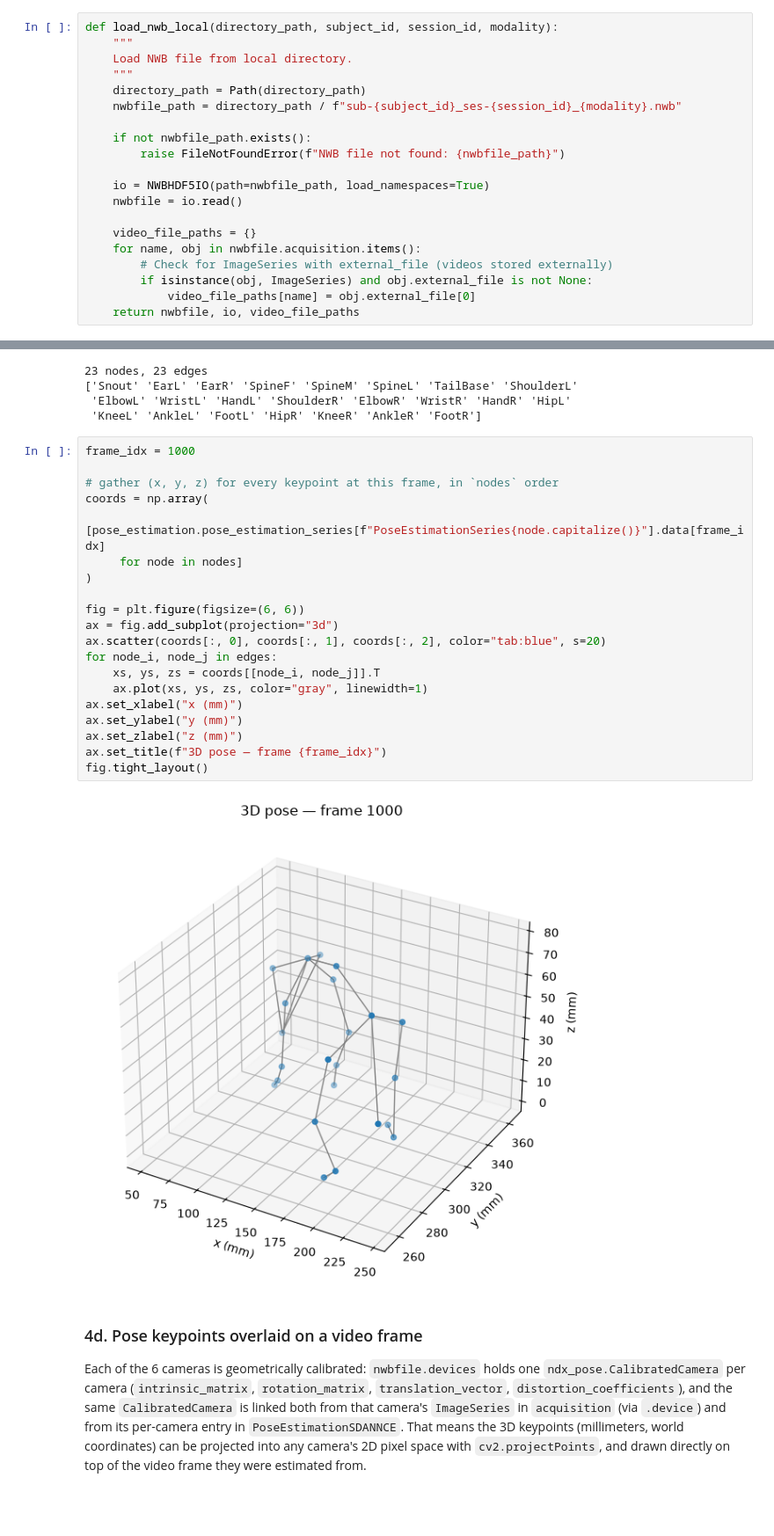
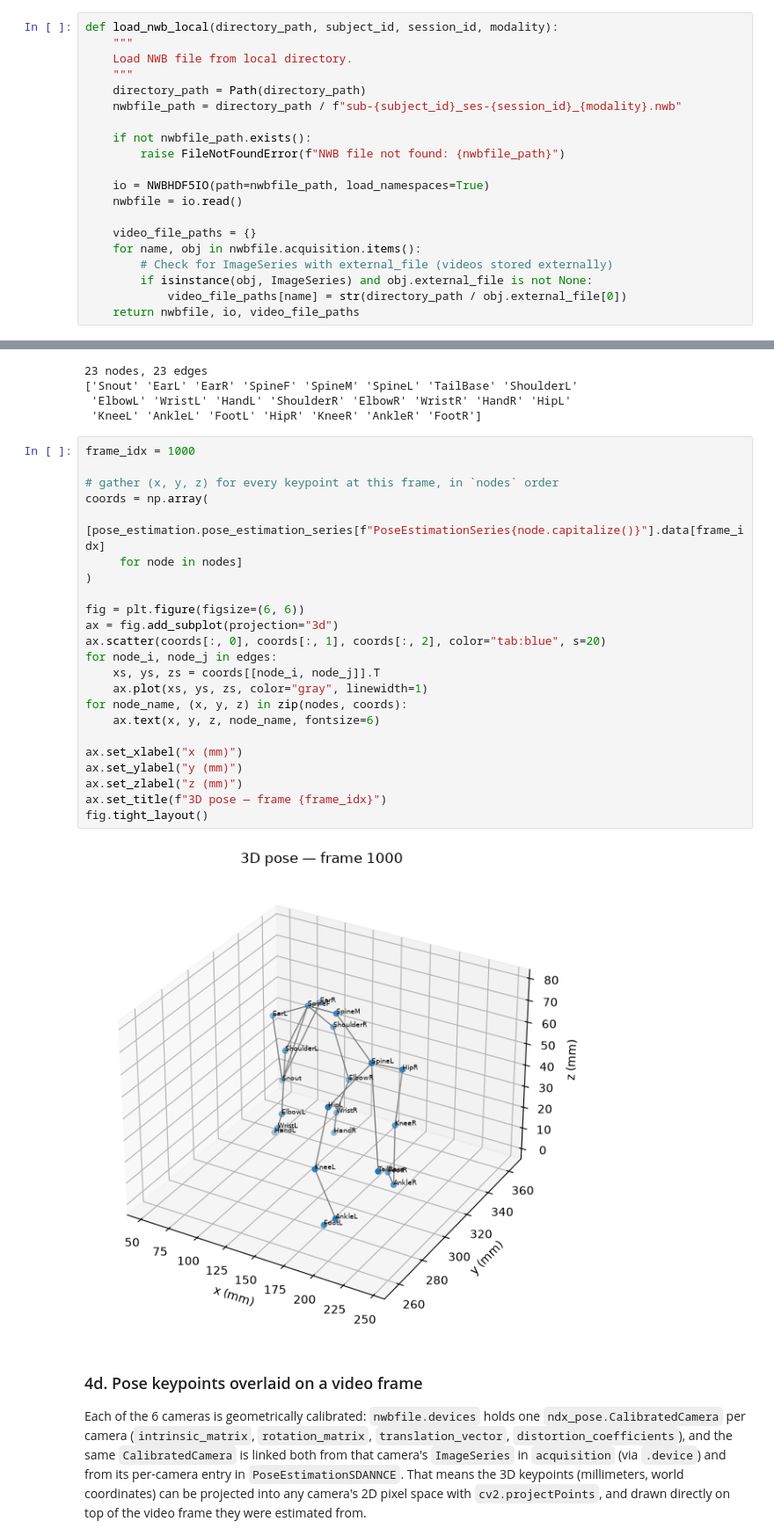
Before and after one commit to catalystneuro/olveczky-lab-to-nwb, a Jupyter notebook: src/olveczky_lab_to_nwb/klibaite_2025_rat/notebooks/dandi_001936_tutorial.ipynb, the cells around one changed output, grey strips where cells are left out. Shown at 88% size. Saved outputs shown, nothing was run; the diff lists cells and outputs as text; blank space fills up the shorter version.

```diff
--- a/src/olveczky_lab_to_nwb/klibaite_2025_rat/notebooks/dandi_001936_tutorial.ipynb
+++ b/src/olveczky_lab_to_nwb/klibaite_2025_rat/notebooks/dandi_001936_tutorial.ipynb
@@ -142,7 +142,7 @@ def load_nwb_local(directory_path, subject_id, session_id, modality):
     for name, obj in nwbfile.acquisition.items():
         # Check for ImageSeries with external_file (videos stored externally)
         if isinstance(obj, ImageSeries) and obj.external_file is not None:
-            video_file_paths[name] = obj.external_file[0]
+            video_file_paths[name] = str(directory_path / obj.external_file[0])
     return nwbfile, io, video_file_paths
 # %% [markdown]
 ### Choose which source to explore
@@ -338,25 +338,28 @@ print(nodes)
 # %%
 frame_idx = 1000
 
 # gather (x, y, z) for every keypoint at this frame, in `nodes` order
 coords = np.array(
     [pose_estimation.pose_estimation_series[f"PoseEstimationSeries{node.capitalize()}"].data[frame_idx]
      for node in nodes]
 )
 
 fig = plt.figure(figsize=(6, 6))
 ax = fig.add_subplot(projection="3d")
 ax.scatter(coords[:, 0], coords[:, 1], coords[:, 2], color="tab:blue", s=20)
 for node_i, node_j in edges:
     xs, ys, zs = coords[[node_i, node_j]].T
     ax.plot(xs, ys, zs, color="gray", linewidth=1)
+for node_name, (x, y, z) in zip(nodes, coords):
+    ax.text(x, y, z, node_name, fontsize=6)
+
 ax.set_xlabel("x (mm)")
 ax.set_ylabel("y (mm)")
 ax.set_zlabel("z (mm)")
 ax.set_title(f"3D pose — frame {frame_idx}")
 fig.tight_layout()
 # %% [output]
-[figure, old version]
+[figure, new version]
 # %% [markdown]
 ### 4d. Pose keypoints overlaid on a video frame
 
```
Also changed, not shown: parts of 2 cells of this notebook, 1 other file.
